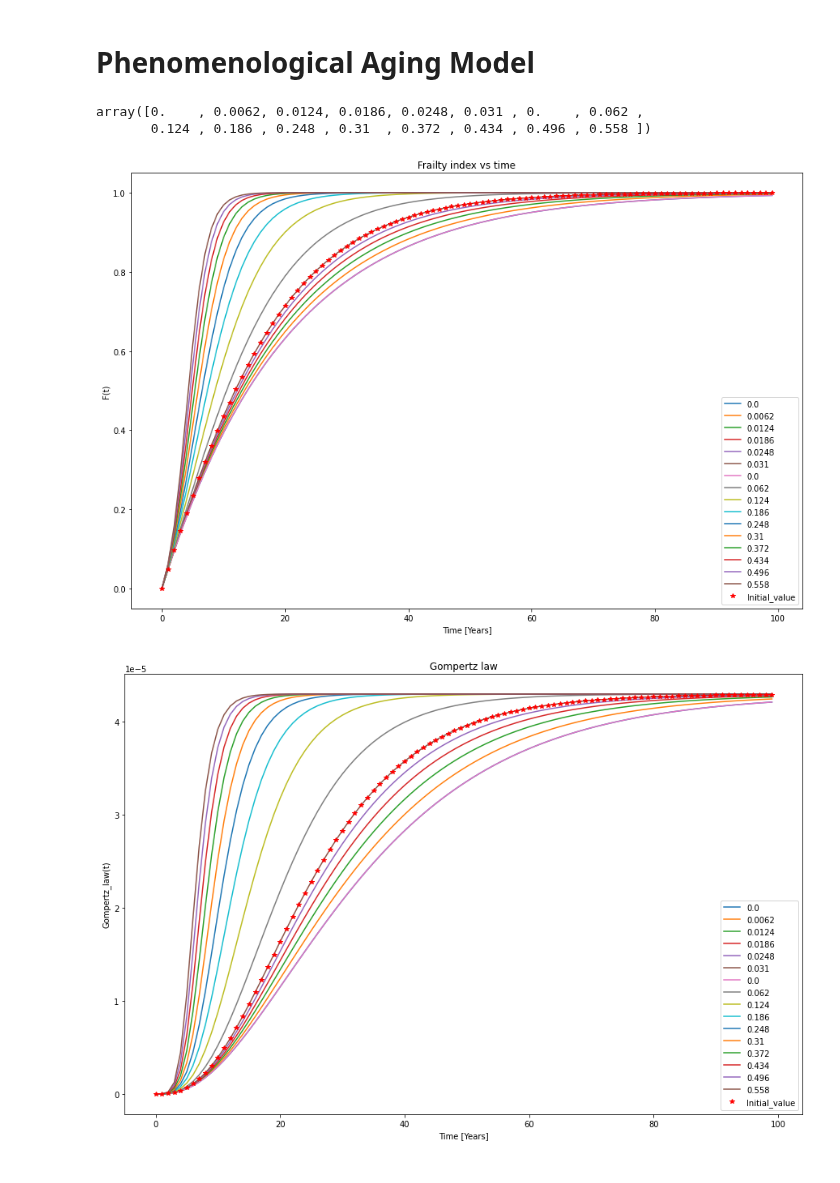
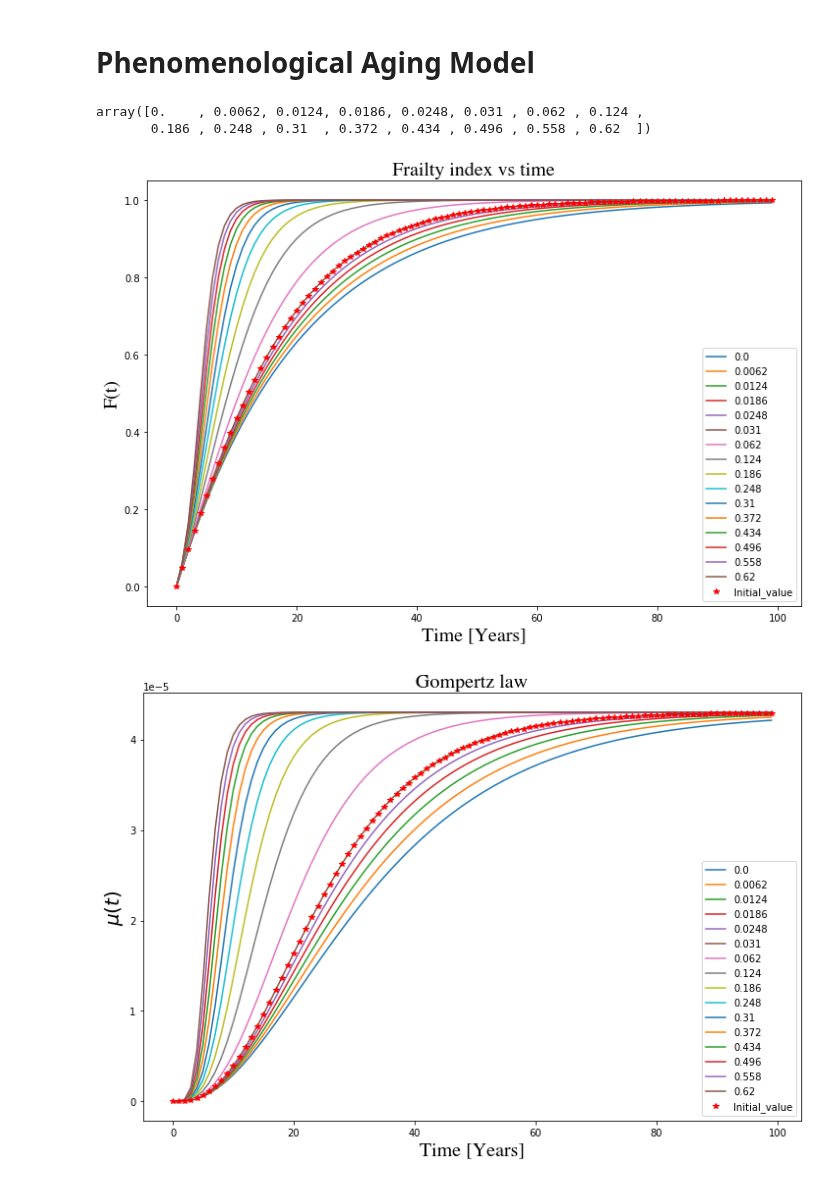
Before and after one commit to Rafther0112/Human_Aging_Research, a Jupyter notebook: phenomenological_model.ipynb, the cells around one changed output. Cells and saved outputs as stored; diff of their text form; code cells hidden in the pictures.

```diff
--- a/phenomenological_model.ipynb
+++ b/phenomenological_model.ipynb
@@ -10,7 +10,7 @@ def f(x, alpha_damage_propagation, disease_rate, t=None):
 # %%
 a = 0.0
 b = 100
-rango_alpha = np.arange(0,20,2)
+rango_alpha = np.arange(2,21,2)
 alpha_damage_propagation = 0.031
 rango_damage_propagation = alpha_damage_propagation*rango_alpha
 rango_alpha_adicional = np.linspace(0,1,6)*alpha_damage_propagation
@@ -41,32 +41,37 @@ for alpha in rango_alphas:
 # %%
 rango_alphas
 # %% [output]
-array([0.    , 0.0062, 0.0124, 0.0186, 0.0248, 0.031 , 0.    , 0.062 ,
-       0.124 , 0.186 , 0.248 , 0.31  , 0.372 , 0.434 , 0.496 , 0.558 ])
+array([0.    , 0.0062, 0.0124, 0.0186, 0.0248, 0.031 , 0.062 , 0.124 ,
+       0.186 , 0.248 , 0.31  , 0.372 , 0.434 , 0.496 , 0.558 , 0.62  ])
 # %%
-plt.figure(figsize=(15,10))
+plt.figure(figsize=(12,8))
 for i in range(len(rango_alphas)):
     plt.plot(temporal_points[i], x_points[i], label = f"{round(rango_alphas[i],4)}")
 plt.plot(temporal_points[5], x_points[5], "*", color = "red", label = "Initial_value")
-plt.title("Frailty index vs time")
-plt.xlabel("Time [Years]")
-plt.ylabel("F(t)")
+hfont = {'fontname':'Times'}
+plt.title("Frailty index vs time", fontsize = 20, **hfont)
+plt.xlabel("Time [Years]", fontsize = 20, **hfont)
+plt.ylabel("F(t)", fontsize = 20, **hfont)
 plt.legend()
+plt.savefig("FI_alpha_modification.jpg", dpi = 500)
 plt.show()
 # %% [output]
-[figure, old version]
+[figure, new version]
 # %%
 x_points = np.array(x_points)
 gompertz_data = mortality_rate*(x_points**(coupling_factor/alpha_damage_propagation))
 # %%
-plt.figure(figsize=(15,10))
+
+plt.figure(figsize=(12,8))
 for i in range(len(rango_alphas)):
     plt.plot(temporal_points[i], gompertz_data[i], label = f"{round(rango_alphas[i],4)}")
 plt.plot(temporal_points[5], gompertz_data[5], "*", color = "red", label = "Initial_value")
-plt.title("Gompertz law")
-plt.xlabel("Time [Years]")
-plt.ylabel("Gompertz_law(t)")
+hfont = {'fontname':'Times'}
+plt.title("Gompertz law", fontsize = 20, **hfont)
+plt.xlabel("Time [Years]", fontsize = 20, **hfont)
+plt.ylabel(r"$\mu(t)$", fontsize = 20, **hfont)
 plt.legend()
+plt.savefig("GL_alpha_modification.jpg", dpi = 500)
 plt.show()
 # %% [output]
-[figure, old version]
+[figure, new version]
```
Also changed, not shown: parts of 1 cell of this notebook.
